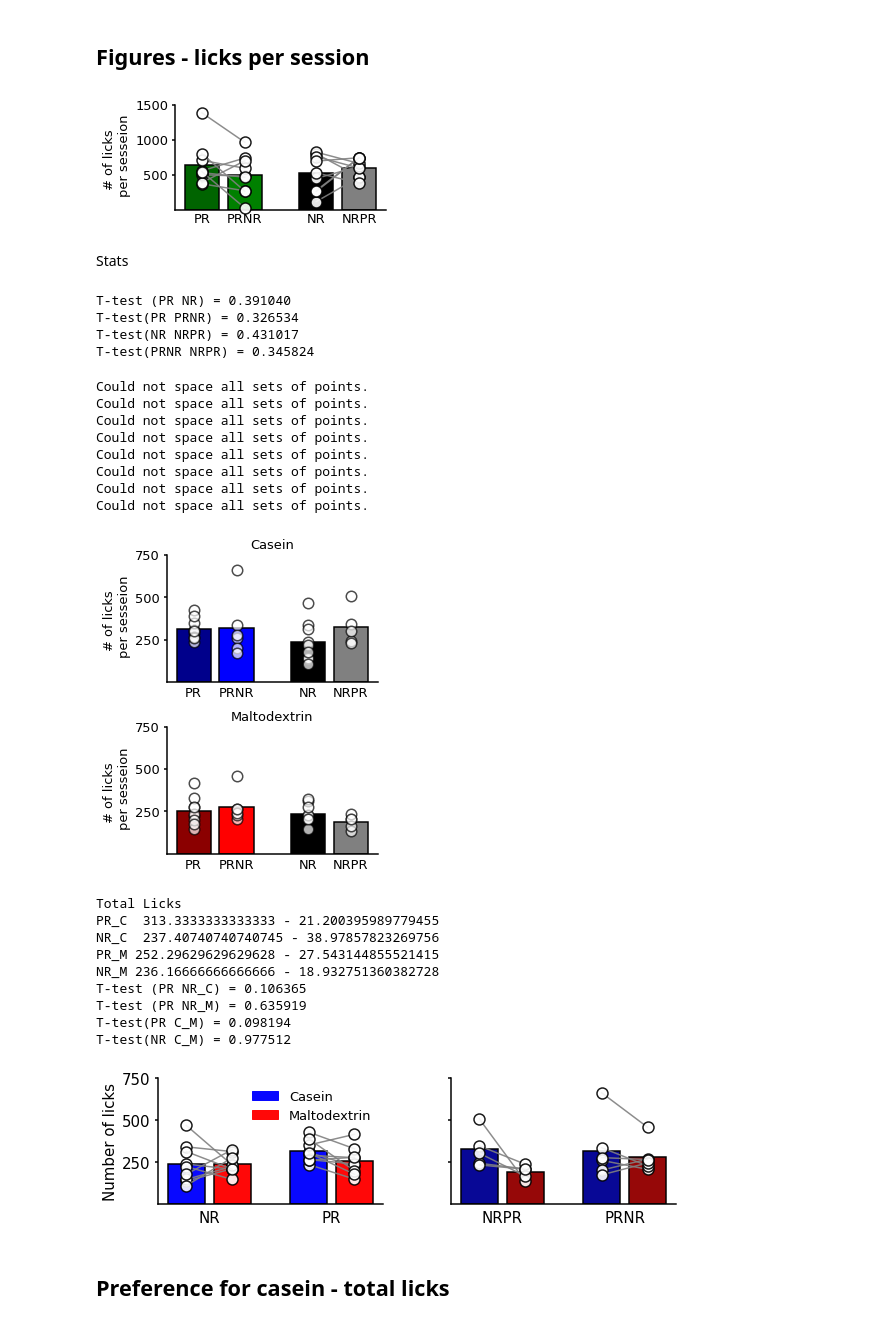
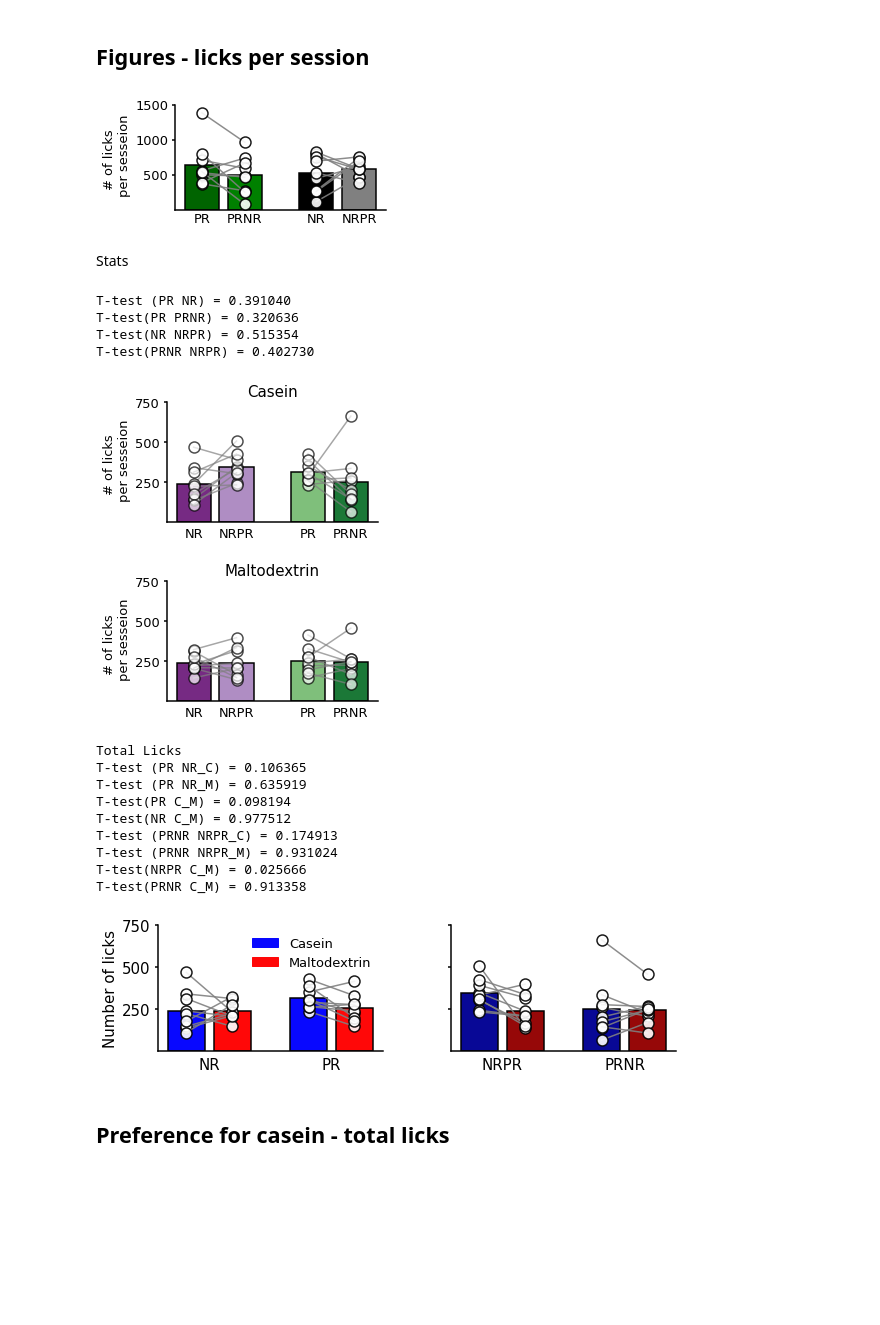
Before and after one commit to jetsetmette/VGP, a Jupyter notebook: notebooks/Behavior_2P.ipynb, the cells around one changed output. Saved outputs shown, nothing was run; the diff lists cells and outputs as text; code cells hidden in the pictures; blank space fills up the shorter version.

```diff
--- a/notebooks/Behavior_2P.ipynb
+++ b/notebooks/Behavior_2P.ipynb
@@ -282,7 +282,7 @@ def make_barscatter(data, ax=None, barlabels=['PR','PRNR','NR','NRPR'], barfacec
         f,ax = plt.subplots()
 
     tp.barscatter(data,
-#                   paired= True,
+                  paired= True,
                   barfacecolor=barfacecolor,
                   barlabels=barlabels,
                   barlabeloffset=0.04,
@@ -399,7 +399,7 @@ def grouped_by_session(dictionary, solution,session, output):
 # %% [markdown]
 ## Metafile reader
 # %%
-rows,header=tp.metafilereader('C:\\Users\\mko102\\UiT Office 365\\O365-Pipette 2 - Dokumenter\\People\\Mette\\GitHub\\2P\\Metafile_VGP2.2.xls',sheetname='Behavior')
+rows,header=tp.metafilereader('C:\\Users\\mko102\\UiT Office 365\\O365-Pipette 2 - Dokumenter\\People\\Mette\\GitHub\\2P\\Metafile_VGP2.3.xls',sheetname='Behavior')
 # rows_homecage,header=tp.metafilereader('C:\\Users\\mko102\\UiT Office 365\\O365-Pipette 2 - Dokumenter\\People\\Mette\\GitHub\\2P\\Metafile_VGP2.2.xls',sheetname='Homecage')
 folder= 'C:\\Users\\mko102\\UiT Office 365\\O365-Pipette 2 - Dokumenter\\People\\Mette\\GitHub\\2P\\VGP2\\Bonsai\\'
 # %% [output]
@@ -612,7 +610,7 @@ ax.set_yticklabels([500,1000,1500], fontsize = 13)
 
 f.savefig('C:\\Users\\mko102\\GitHub\\VGP\\output\\total_licks_ensure.pdf')
 # %% [output]
-[figure, old version]
+[figure, new version]
 # %% [markdown]
 Stats
 # %%
@@ -629,56 +627,45 @@ t_value,p_value=stats.ttest_ind(ensure_PRNR,ensure_NRPR)
 print('T-test(PRNR NRPR) = %f'%p_value)
 # %% [output]
 T-test (PR NR) = 0.391040
-T-test(PR PRNR) = 0.326534
-T-test(NR NRPR) = 0.431017
-T-test(PRNR NRPR) = 0.345824
+T-test(PR PRNR) = 0.320636
+T-test(NR NRPR) = 0.515354
+T-test(PRNR NRPR) = 0.402730
 # %%
 #Figure total licks Cas/Malt
 
 f,ax=plt.subplots(figsize=(4.5,5), ncols=1, nrows=2, sharey='row')
-f.subplots_adjust(wspace=0.15,hspace=0.35, bottom=0.05, left=0.25)
+f.subplots_adjust(wspace=0.15,hspace=0.5, bottom=0.05, left=0.25)
+
+#  {'NR': '#525252', 'NRPR': '#969696', 'PR': '#2171b5','PRNR':'#6baed6'}
 
 
+colors_C=['#762a83', '#af8dc3','#7fbf7b','#1b7837']
+colors_M=['#762a83', '#af8dc3','#7fbf7b','#1b7837']
 
-
-colors_C=['darkblue','blue','black', 'grey']
-colors_M=['darkred','red','black', 'grey']
-
-ax[0]= make_barscatter([[cas_PR,cas_PRNR],[cas_NR,cas_NRPR]], ax=ax[0],barfacecolor= colors_C)
-ax[1] = make_barscatter([[malt_PR,malt_PRNR],[malt_NR,malt_NRPR]], ax=ax[1],barfacecolor= colors_M)
+ax[0]= make_barscatter([[cas_NR,cas_NRPR],[cas_PR,cas_PRNR]], ax=ax[0],barfacecolor= colors_C, barlabels=['NR','NRPR','PR','PRNR'])
+ax[1] = make_barscatter([[malt_NR,malt_NRPR],[malt_PR,malt_PRNR]], ax=ax[1],barfacecolor= colors_M,barlabels=['NR','NRPR','PR','PRNR'])
 
 
 
 ax[0].set_ylabel('# of licks \n per sesseion',fontsize = 13)
 ax[0].set_yticks([250,500,750])
 ax[0].set_yticklabels([250,500,750], fontsize = 13)
 
 ax[1].set_ylabel('# of licks \n per sesseion',fontsize = 13)
 ax[1].set_yticks([250,500,750])
 ax[1].set_yticklabels([250,500,750], fontsize = 13)
 
 
-ax[0].set_title('Casein', fontsize =13)
-ax[1].set_title('Maltodextrin', fontsize =13)
+ax[0].set_title('Casein', fontsize =15)
+ax[1].set_title('Maltodextrin', fontsize =15)
 
 
-f.savefig('C:\\Users\\mko102\\GitHub\\VGP\\output\\total_licks_cm.pdf')
+f.savefig('C:\\Users\\mko102\\GitHub\\VGP\\output\\total_licks_cm.png')
 # %% [output]
-Could not space all sets of points.
-Could not space all sets of points.
-Could not space all sets of points.
-Could not space all sets of points.
-Could not space all sets of points.
-Could not space all sets of points.
-Could not space all sets of points.
-Could not space all sets of points.
-[figure, old version]
+[figure, new version]
 # %%
 print('Total Licks')
-print('PR_C ',np.mean(cas_PR), '-',np.std(cas_PR, ddof=1) / np.sqrt(np.size(cas_PR)))
-print('NR_C ',np.mean(cas_NR), '-',np.std(cas_NR, ddof=1) / np.sqrt(np.size(cas_NR)))
-print('PR_M', np.mean(malt_PR), '-', np.std(malt_PR, ddof=1) / np.sqrt(np.size(malt_PR)))
-print('NR_M', np.mean(malt_NR), '-', np.std(malt_NR, ddof=1) / np.sqrt(np.size(malt_NR)))
+
 
 t_value,p_value=stats.ttest_ind(cas_PR,cas_NR)
 print('T-test (PR NR_C) = %f'%p_value)
@@ -692,18 +679,27 @@ print('T-test(PR C_M) = %f'%p_value)
 t_value,p_value=stats.ttest_ind(malt_NR,cas_NR)
 print('T-test(NR C_M) = %f'%p_value)
 
-# t_value,p_value=stats.ttest_ind(total_licks_NR,total_licks_NR_E)
-# print('T-test(NR_B-E) = %f'%p_value)
+
+t_value,p_value=stats.ttest_ind(cas_PRNR,cas_NRPR)
+print('T-test (PRNR NRPR_C) = %f'%p_value)
+t_value,p_value=stats.ttest_ind(malt_PRNR,malt_NRPR)
+print('T-test (PRNR NRPR_M) = %f'%p_value)
+
+
+t_value,p_value=stats.ttest_ind(malt_NRPR,cas_NRPR)
+print('T-test(NRPR C_M) = %f'%p_value)
+t_value,p_value=stats.ttest_ind(malt_PRNR,cas_PRNR)
+print('T-test(PRNR C_M) = %f'%p_value)
 # %% [output]
 Total Licks
-PR_C  313.3333333333333 - 21.200395989779455
-NR_C  237.40740740740745 - 38.97857823269756
-PR_M 252.29629629629628 - 27.543144855521415
-NR_M 236.16666666666666 - 18.932751360382728
 T-test (PR NR_C) = 0.106365
 T-test (PR NR_M) = 0.635919
 T-test(PR C_M) = 0.098194
 T-test(NR C_M) = 0.977512
+T-test (PRNR NRPR_C) = 0.174913
+T-test (PRNR NRPR_M) = 0.931024
+T-test(NRPR C_M) = 0.025666
+T-test(PRNR C_M) = 0.913358
 # %%
 # Figure NR- cas/malt - PR- cas/malt
 
@@ -766,7 +762,7 @@ ax[0].legend(handles, labels, fontsize=13, frameon=False)
 
 f.savefig('C:\\Users\\mko102\\GitHub\\VGP\\output\\total_licks_casmalt.png')
 # %% [output]
-[figure, old version]
+[figure, new version]
 # %% [markdown]
 ## Preference for casein - total licks
 # %%
```
Also changed, not shown: parts of 38 cells of this notebook.
